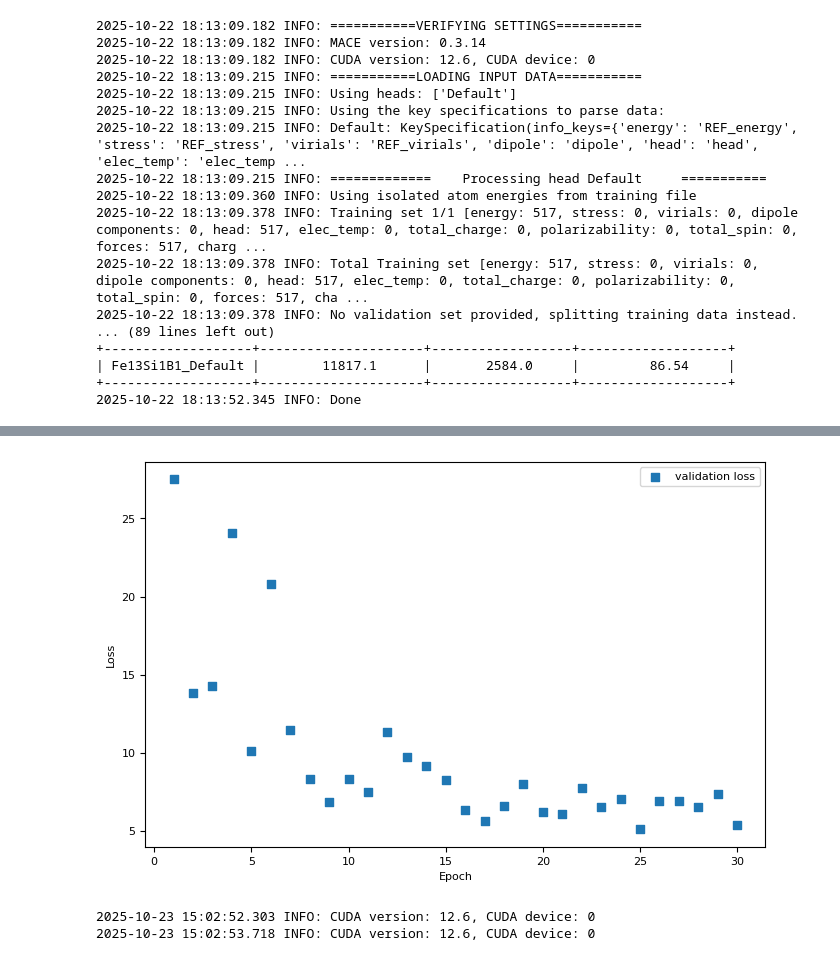
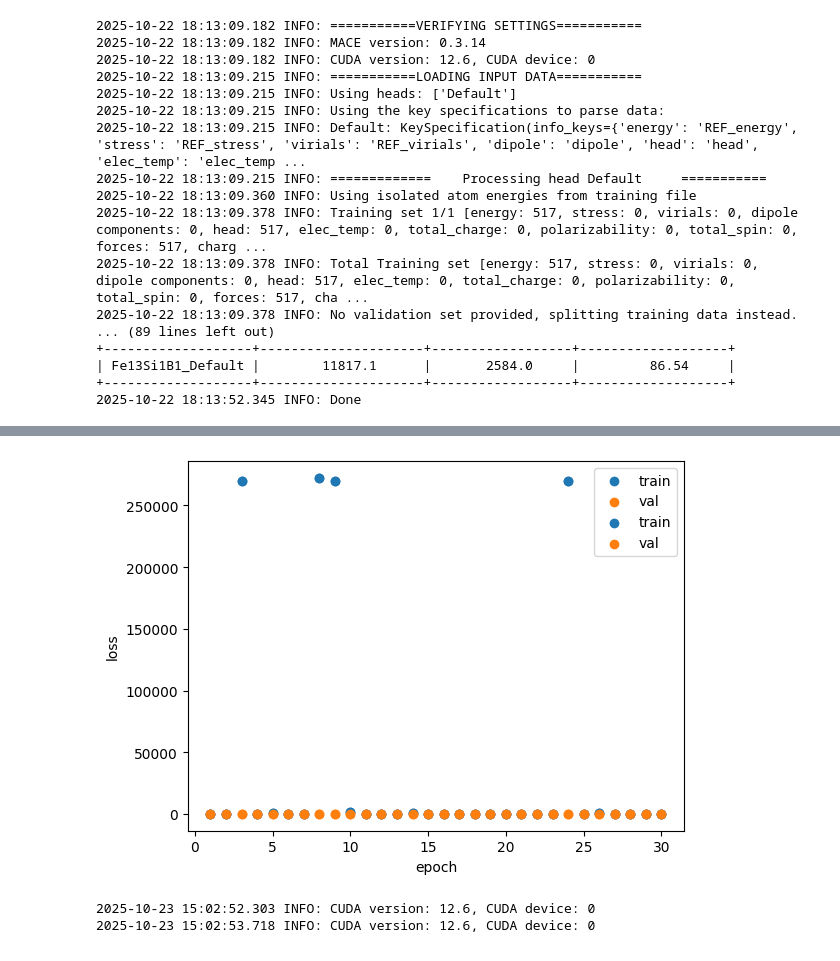
Before and after one commit to ShannonNCM/research_files, a Jupyter notebook: new_model/training_notebook.ipynb, the cells around one changed output, grey strips where cells are left out. Saved outputs shown, nothing was run; the diff lists cells and outputs as text; code cells hidden in the pictures.

```diff
--- a/new_model/training_notebook.ipynb
+++ b/new_model/training_notebook.ipynb
@@ -179,16 +141,7 @@ plt.savefig(filename)
-# %%
-plt.figure(figsize=(8,5))
-#plt.scatter(train_df['epoch'],train_df['loss'], label='training loss', marker='o')
-plt.scatter(val_df['epoch'],val_df['loss'], label='validation loss', marker='s')
-plt.xlabel('Epoch')
-plt.ylabel('Loss')
-plt.legend()
-#saving the plots
-last_epoch = int(train_df['epoch'].max())
-filename = f'img_res/{model_name}_val_loss.pdf'
-plt.savefig(filename)
-# %% [output]
-[figure, removed]
+# %%
+f.plot_loss([(train_df, 'train'),(val_df,'val')],'epoch','loss',model_name)
+# %% [output]
+[figure, added]
 # %%
 #the model can be evaluated using this
 from mace.cli.eval_configs import main as mace_eval_configs_main
```
Also changed, not shown: parts of 8 cells of this notebook, 4 other files.
